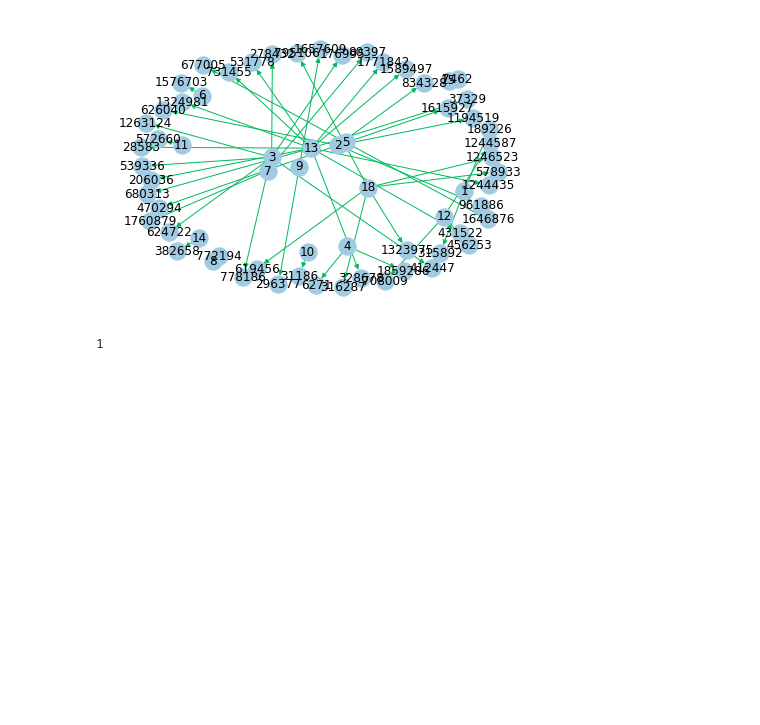
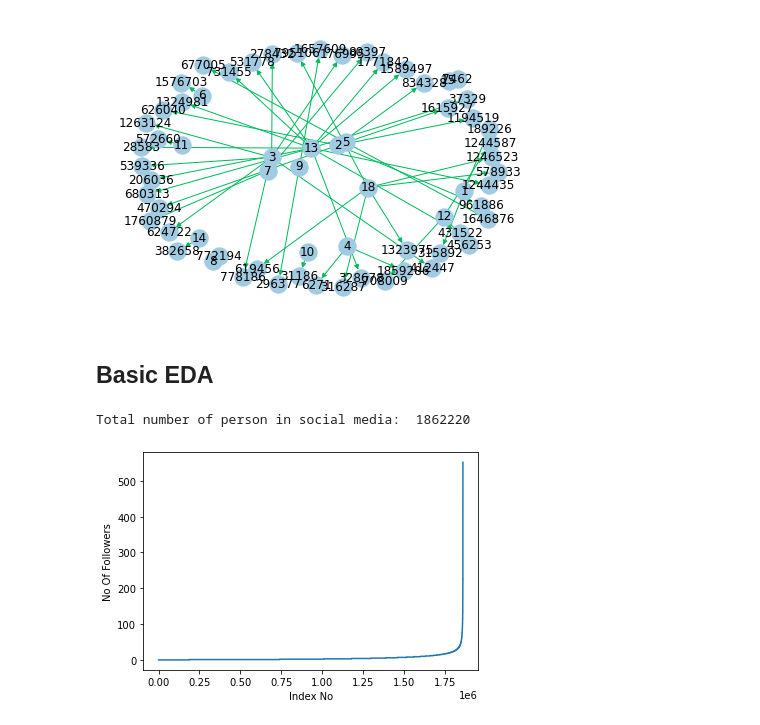
Before and after one commit to danish2562022/Social_network_Graph_Link_Prediction, a Jupyter notebook: EDA.ipynb, the cells around one changed output. Cells and saved outputs as stored; diff of their text form; code cells hidden in the pictures; blank space fills up the shorter version.

```diff
--- a/EDA.ipynb
+++ b/EDA.ipynb
@@ -62,8 +65,19 @@ Number of edges: 50
 Average in degree:   0.7576
 Average out degree:   0.7576
 [figure]
-# %%
-
-print(1)
-# %% [output]
-1
+# %% [markdown]
+<h2> Basic EDA </h2>
+# %%
+print("Total number of person in social media: ",len(graph.nodes()))
+# %% [output]
+Total number of person in social media:  1862220
+# %%
+# Number of followers of each person
+indegree_dist = list(dict(graph.in_degree()).values())
+indegree_dist.sort()
+plt.plot(indegree_dist)
+plt.xlabel('Index No')
+plt.ylabel('No Of Followers')
+plt.show()
+# %% [output]
+[figure, added]
```
Also changed, not shown: parts of 6 cells of this notebook.
